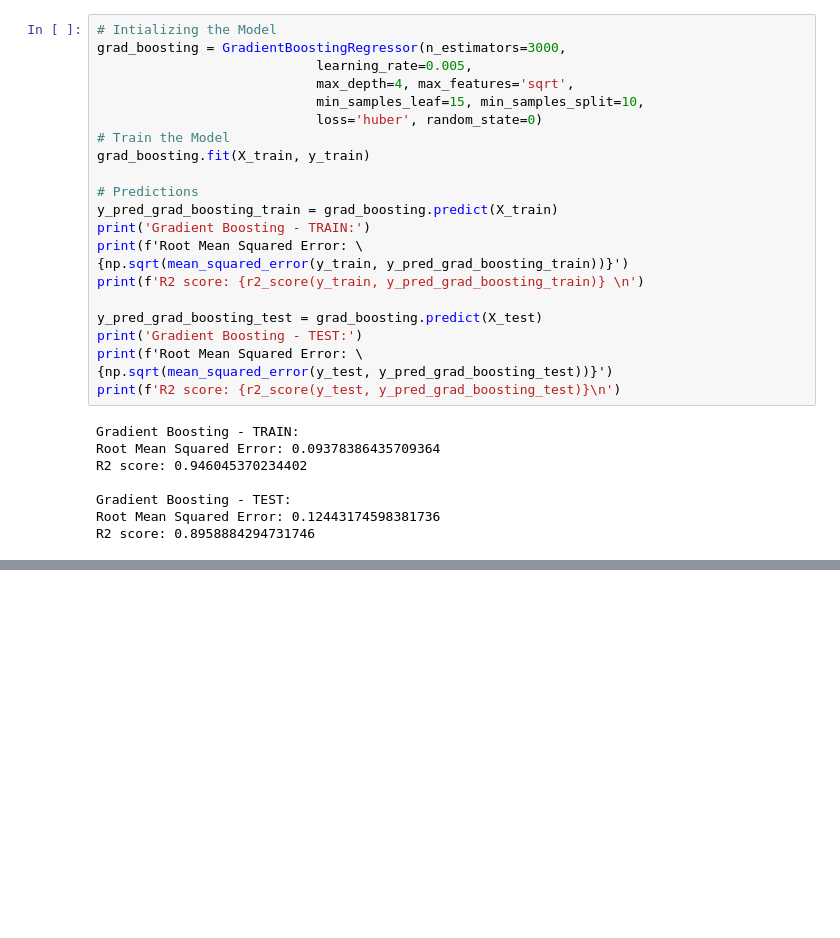
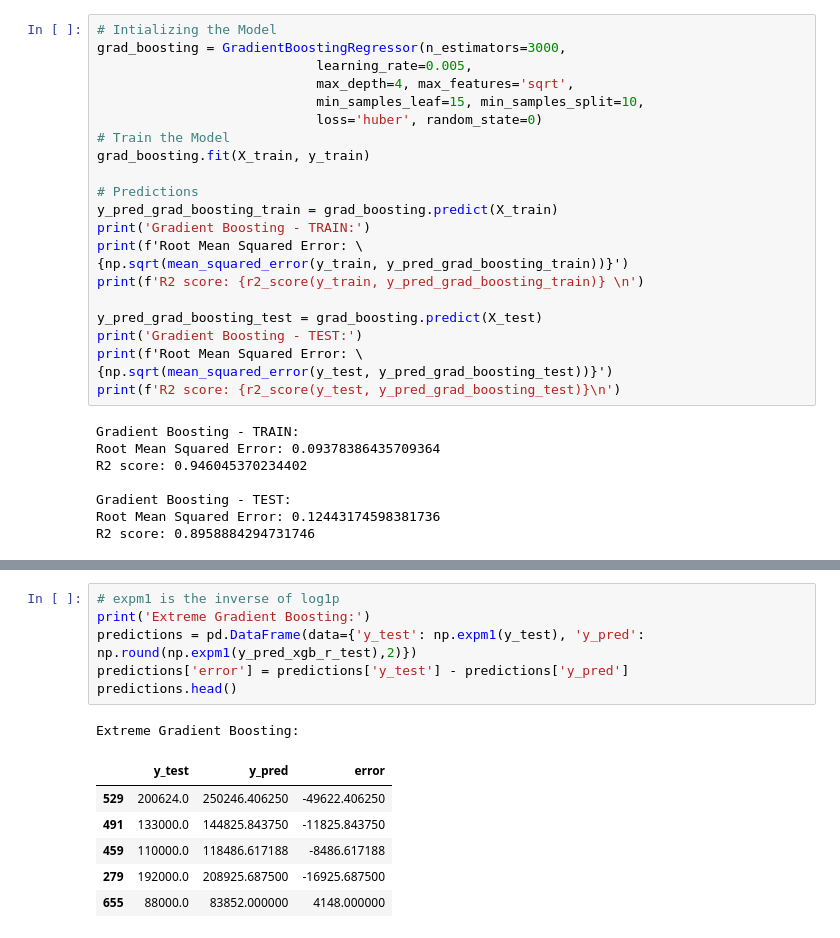
Before and after one commit to eRafaell/kaggle_house_prices_advanced_regression_techniques, a Jupyter notebook: house_prices_regression.ipynb, the cells around one changed output, grey strips where cells are left out. Saved outputs shown, nothing was run; the diff lists cells and outputs as text; blank space fills up the shorter version.

```diff
--- a/house_prices_regression.ipynb
+++ b/house_prices_regression.ipynb
@@ -1005,3 +1038,17 @@ Gradient Boosting Regressor:
+# %%
+# expm1 is the inverse of log1p
+print('Extreme Gradient Boosting:')
+predictions = pd.DataFrame(data={'y_test': np.expm1(y_test), 'y_pred': np.round(np.expm1(y_pred_xgb_r_test),2)})
+predictions['error'] = predictions['y_test'] - predictions['y_pred']
+predictions.head()
+# %% [output]
+Extreme Gradient Boosting:
+|  | y_test | y_pred | error |
+| 529 | 200624.0 | 250246.406250 | -49622.406250 |
+| 491 | 133000.0 | 144825.843750 | -11825.843750 |
+| 459 | 110000.0 | 118486.617188 | -8486.617188 |
+| 279 | 192000.0 | 208925.687500 | -16925.687500 |
+| 655 | 88000.0 | 83852.000000 | 4148.000000 |
 # %%
 results = pd.DataFrame(columns=['Train_R2', 'Train_RMSE', 'Test_R2', 'Test_RMSE'],
                        index=['Lasso', 'Ridge', 'ElasticNet', 'RandomForest', 'DecisionTree', 'GradientBoosting'])
```
Also changed, not shown: parts of 15 cells of this notebook.
